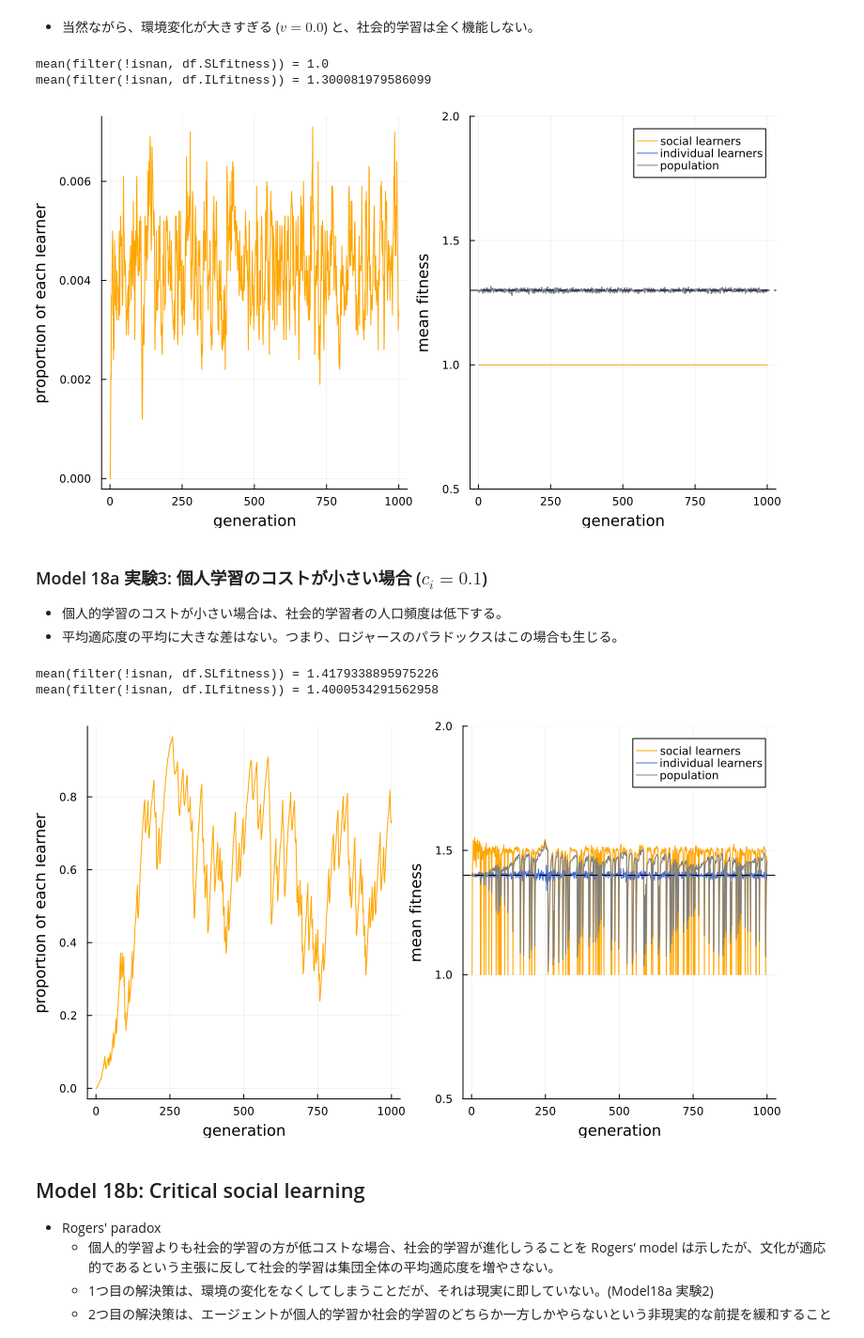
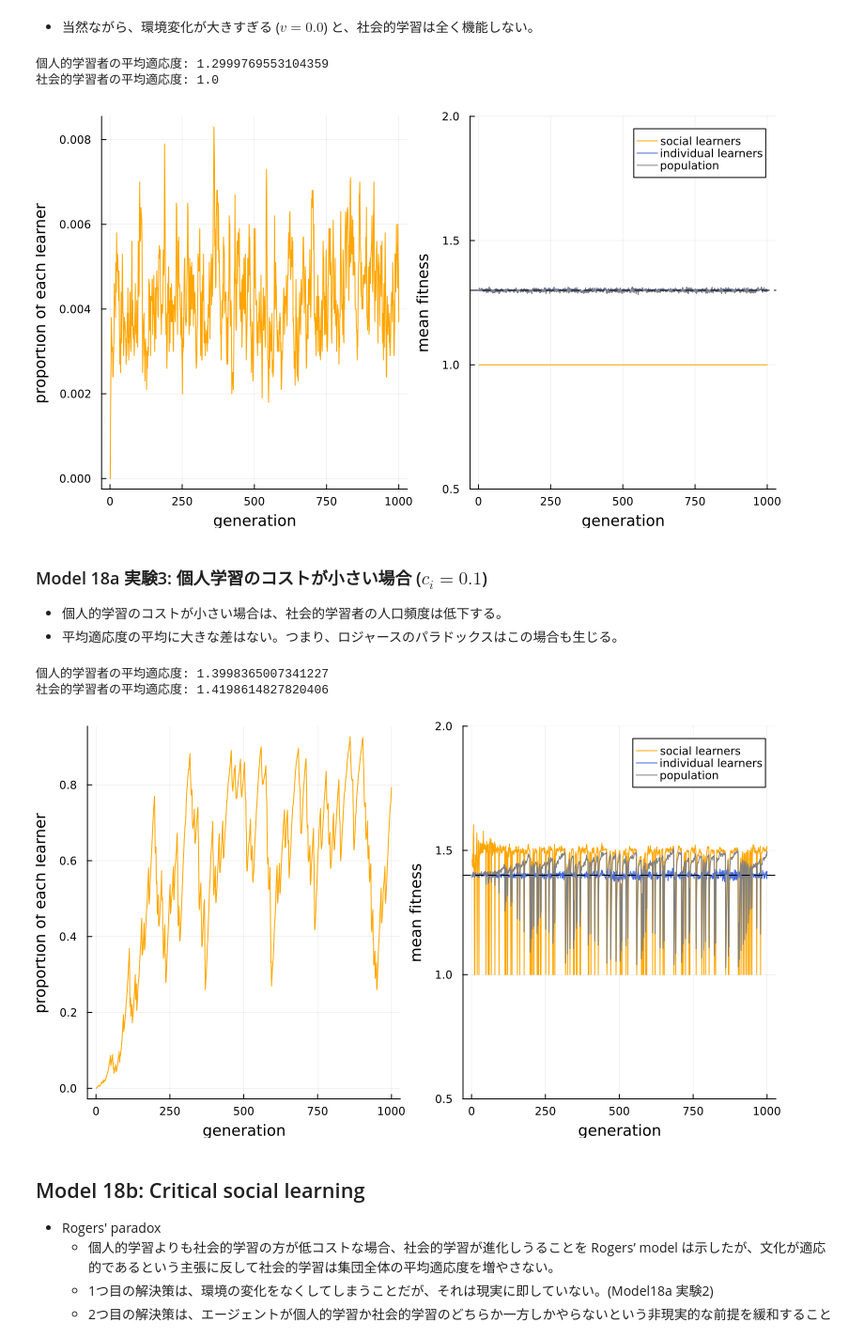
Before and after one commit to mas178/social-simulation, a Jupyter notebook: Mesoudi2021/model18_the_evolution_of_social_learning.ipynb, the cells around one changed output. Shown at 94% size. Cells and saved outputs as stored; diff of their text form; code cells hidden in the pictures.

```diff
--- a/Mesoudi2021/model18_the_evolution_of_social_learning.ipynb
+++ b/Mesoudi2021/model18_the_evolution_of_social_learning.ipynb
@@ -165,7 +78,7 @@ function rogers_model(;
         update_fitnesses!(agent_df, b, cᵢ)
         record_frequency_and_fitnesses!(output_df, agent_df, time_step)
         selection_and_reproduction!(agent_df)
-        mutation_IL_SL!(agent_df, μ)
+        mutation_18a!(agent_df, μ)
     end
 
     output_df.predictedILfitness .= 1 + b * pᵢ - cᵢ
@@ -205,28 +112,22 @@ mean(filter(!isnan, df.ILfitness)) = 1.3026706690026315
 # %% [markdown]
 - 当然ながら、環境変化が大きすぎる ($v = 0.0$) と、社会的学習は全く機能しない。
 # %%
-df = rogers_model(v = 0.0)
-@show mean(filter(!isnan, df.SLfitness))
-@show mean(filter(!isnan, df.ILfitness))
-plot_output(df)
+plot_model18(rogers_model(v = 0.0))
 # %% [output]
-mean(filter(!isnan, df.SLfitness)) = 1.0
-mean(filter(!isnan, df.ILfitness)) = 1.300081979586099
+個人的学習者の平均適応度: 1.2999769553104359
+社会的学習者の平均適応度: 1.0
-[figure, old version]
+[figure, new version]
 # %% [markdown]
 ### Model 18a 実験3: 個人学習のコストが小さい場合 ($c_i = 0.1$)
 
 - 個人的学習のコストが小さい場合は、社会的学習者の人口頻度は低下する。
 - 平均適応度の平均に大きな差はない。つまり、ロジャースのパラドックスはこの場合も生じる。
 # %%
-df = rogers_model(cᵢ = 0.1)
-@show mean(filter(!isnan, df.SLfitness))
-@show mean(filter(!isnan, df.ILfitness))
-plot_output(df)
+plot_model18(rogers_model(cᵢ = 0.1))
 # %% [output]
-mean(filter(!isnan, df.SLfitness)) = 1.4179338895975226
-mean(filter(!isnan, df.ILfitness)) = 1.4000534291562958
+個人的学習者の平均適応度: 1.3998365007341227
+社会的学習者の平均適応度: 1.4198614827820406
-[figure, old version]
+[figure, new version]
 # %% [markdown]
 ## Model 18b: Critical social learning
 
```
Also changed, not shown: parts of 7 cells of this notebook, 21 other files.
